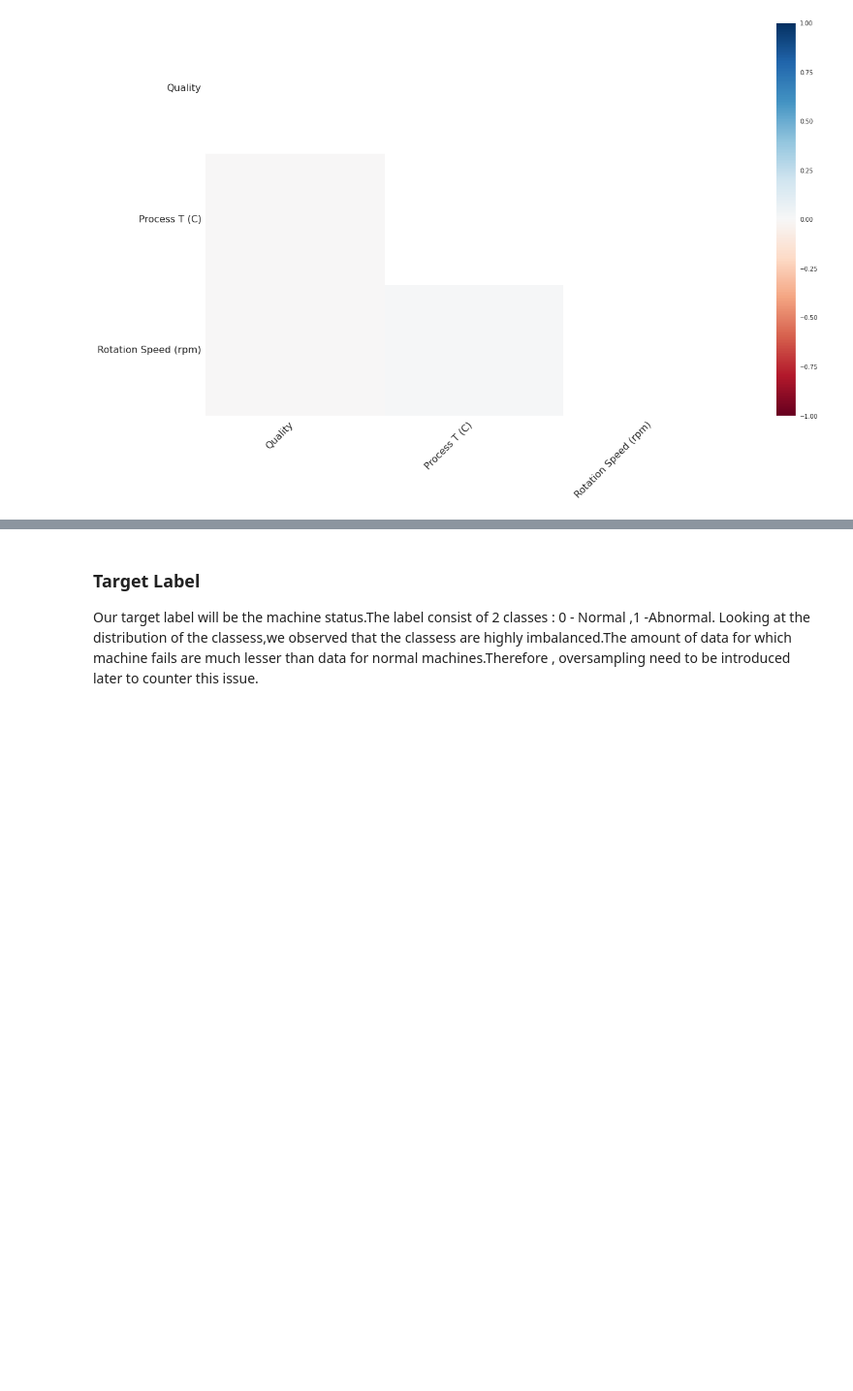
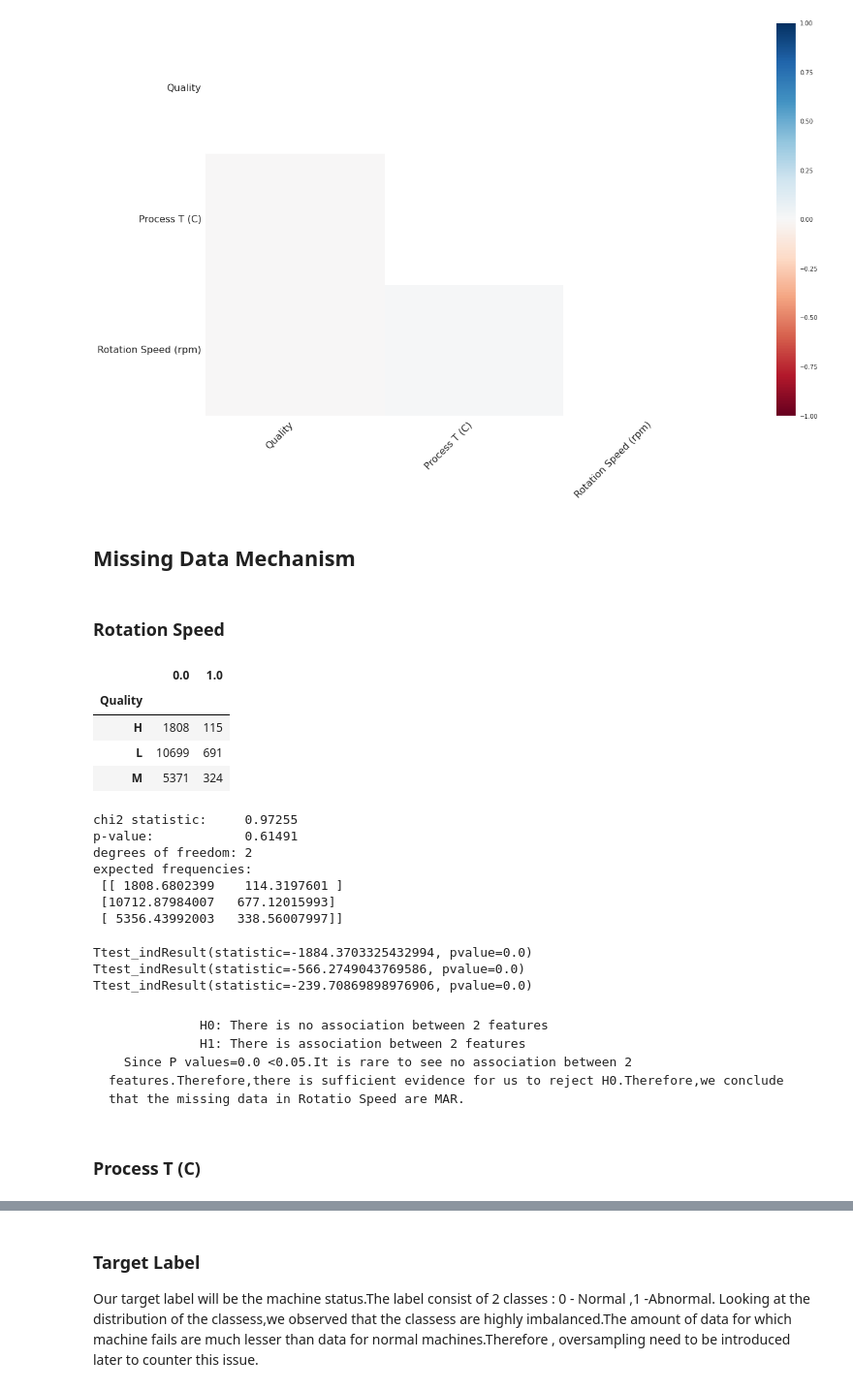
Before and after one commit to zhuofan-16/Machine_Failure_Prediction, a Jupyter notebook: Machine_Classification.ipynb, the cells around one changed output, grey strips where cells are left out. Shown at 97% size. Drawn from its saved outputs; the diff is of its cells as text; code cells hidden in the pictures; blank space fills up the shorter version.

```diff
--- a/Machine_Classification.ipynb
+++ b/Machine_Classification.ipynb
@@ -245,3 +245,60 @@ msno.heatmap(machineDf)
 # %% [output]
 <AxesSubplot:>
 [figure]
+# %% [markdown]
+## Missing Data Mechanism
+# %%
+def dummyColumn(x):
+    data=pd.DataFrame(np.zeros(20000))
+    for a,i in enumerate(x):
+        if (pd.isna(i)):
+            data[0][a]=1
+    return data
+# %%
+import scipy
+from scipy import stats
+def chi2_by_hand(col1, col2):
+    #---create the contingency table---
+    df_cont = pd.crosstab(index = col1, columns = col2)
+    display(df_cont)
+    #---calculate degree of freedom---
+    degree_f = (df_cont.shape[0]-1) * (df_cont.shape[1]-1)
+    chi2_stat, p, dof, expected = scipy.stats.chi2_contingency(df_cont)
+
+    print(f"chi2 statistic:     {chi2_stat:.5g}")
+    print(f"p-value:            {p:.5g}")
+    print(f"degrees of freedom: {dof}")
+    print("expected frequencies:\n",expected)
+# %% [markdown]
+### Rotation Speed
+# %%
+rs=dummyColumn(machineDf['Rotation Speed (rpm)'])[0]
+# %%
+chi2_by_hand(machineDf['Quality'],rs)
+# %% [output]
+|  | 0.0 | 1.0 |
+| Quality |  |  |
+| H | 1808 | 115 |
+| L | 10699 | 691 |
+| M | 5371 | 324 |
+chi2 statistic:     0.97255
+p-value:            0.61491
+degrees of freedom: 2
+expected frequencies:
+ [[ 1808.6802399    114.3197601 ]
+ [10712.87984007   677.12015993]
+ [ 5356.43992003   338.56007997]]
+# %%
+quantitativeVariable=['Ambient T (C)', 'Torque (Nm)', 'Tool Wear (min)']
+for x in quantitativeVariable:
+    print(stats.ttest_ind(rs,machineDf[x]))
+# %% [output]
+Ttest_indResult(statistic=-1884.3703325432994, pvalue=0.0)
+Ttest_indResult(statistic=-566.2749043769586, pvalue=0.0)
+Ttest_indResult(statistic=-239.70869898976906, pvalue=0.0)
+# %% [markdown]
+                H0: There is no association between 2 features
+                H1: There is association between 2 features
+      Since P values=0.0 <0.05.It is rare to see no association between 2 features.Therefore,there is sufficient evidence for us to reject H0.Therefore,we conclude that the missing data in Rotatio Speed are MAR.
+# %% [markdown]
+### Process T (C)
```
Also changed, not shown: parts of 8 cells of this notebook.
